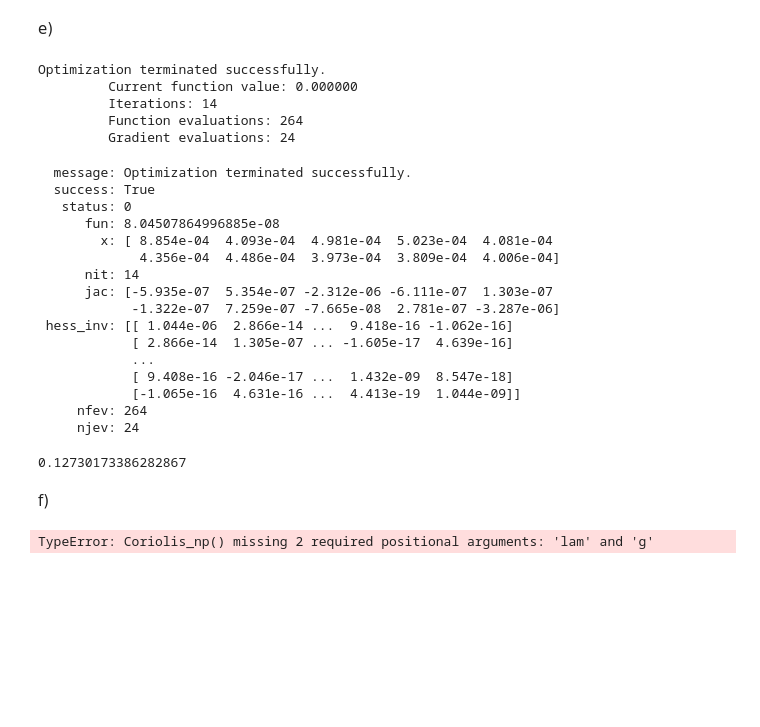
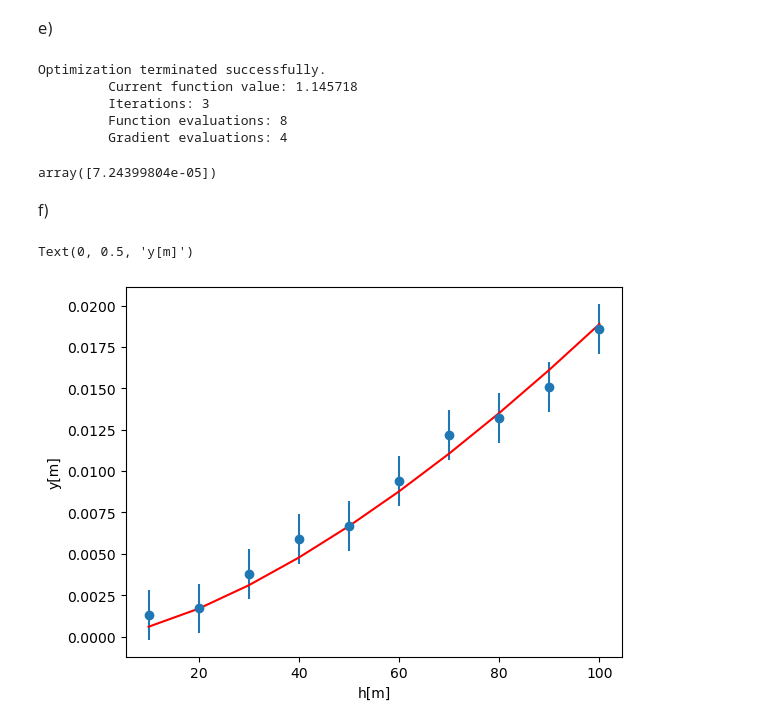
Before and after one commit to lsperezm/Metodos1-LauraPerez-SofiaLizarazo, a Jupyter notebook: Parcial4/Parcial4-LauraSofiaPerez-BrendaSofiaLizarazo.ipynb, the cells around one changed output. Saved outputs shown, nothing was run; the diff lists cells and outputs as text; code cells hidden in the pictures; blank space fills up the shorter version.

```diff
--- a/Parcial4/Parcial4-LauraSofiaPerez-BrendaSofiaLizarazo.ipynb
+++ b/Parcial4/Parcial4-LauraSofiaPerez-BrendaSofiaLizarazo.ipynb
@@ -51,5 +43,6 @@ Coriolis_sym(h_,w_,lamd,g_)
 $\displaystyle 0.942809041582063 w \left(\frac{h^{3}}{g}\right)^{0.5} \cos{\left(\lambda \right)}$
 # %%
 def Coriolis_np(h,w,lam,g):
-    res=(2*(2**(1/2))/3) *w*np.cos(lam)*((h**3)/g)**(1/2)
+    ang=lam*2*np.pi/360
+    res=(2*(2**(1/2))/3) *w*np.cos(ang)*((h**3)/g)**(1/2)
     return res
@@ -67,45 +62,29 @@ angle=lam_30.angle
 g=9.81
 
 nll=lambda *w:chi2(*w)
-p0=np.ones(10)
+p0=np.ones(1)
 # %%
 minimizar = spo.minimize( nll, p0, args=(h,y,sigmay,angle,g),options={'disp':True} )
 
-minimizar
+bestparam=minimizar.x
+bestparam
 # %% [output]
 Optimization terminated successfully.
-         Current function value: 0.000000
-         Iterations: 14
-         Function evaluations: 264
-         Gradient evaluations: 24
+         Current function value: 1.145718
+         Iterations: 3
+         Function evaluations: 8
+         Gradient evaluations: 4
-  message: Optimization terminated successfully.
-  success: True
-   status: 0
-      fun: 8.04507864996885e-08
-        x: [ 8.854e-04  4.093e-04  4.981e-04  5.023e-04  4.081e-04
-             4.356e-04  4.486e-04  3.973e-04  3.809e-04  4.006e-04]
-      nit: 14
-      jac: [-5.935e-07  5.354e-07 -2.312e-06 -6.111e-07  1.303e-07
-            -1.322e-07  7.259e-07 -7.665e-08  2.781e-07 -3.287e-06]
- hess_inv: [[ 1.044e-06  2.866e-14 ...  9.418e-16 -1.062e-16]
-            [ 2.866e-14  1.305e-07 ... -1.605e-17  4.639e-16]
-            ...
-            [ 9.408e-16 -2.046e-17 ...  1.432e-09  8.547e-18]
-            [-1.065e-16  4.631e-16 ...  4.413e-19  1.044e-09]]
-     nfev: 264
-     njev: 24
+array([7.24399804e-05])
-# %%
-minimizar.fun/(10-1)
-# %% [output]
-0.12730173386282867
 # %% [markdown]
 f)
 # %%
-_x = np.linspace(np.min(h),np.max(h),100)
-bestparam=minimizar.x
-_y = Coriolis_np(_x,bestparam)
+_x = np.linspace(np.min(h),np.max(h),10)
+_y = Coriolis_np(_x,bestparam,angle,g)
 
-#plt.errorbar(x,y,yerr=sigma,fmt='.')
+plt.errorbar(h,y,yerr=sigmay,fmt='o')
 plt.plot(_x,_y,color='r')
+plt.xlabel('h[m]')
+plt.ylabel('y[m]')
 # %% [output]
-TypeError: Coriolis_np() missing 2 required positional arguments: 'lam' and 'g'
+Text(0, 0.5, 'y[m]')
+[figure, added]
```
Also changed, not shown: parts of 14 cells of this notebook.
